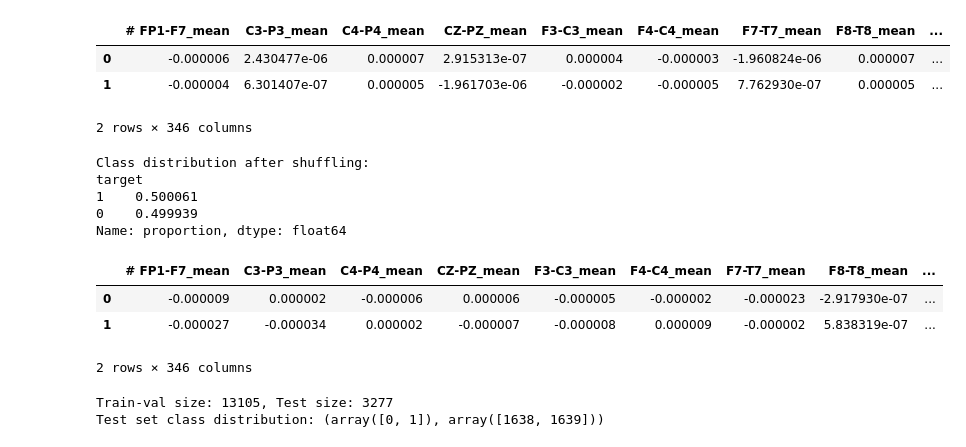
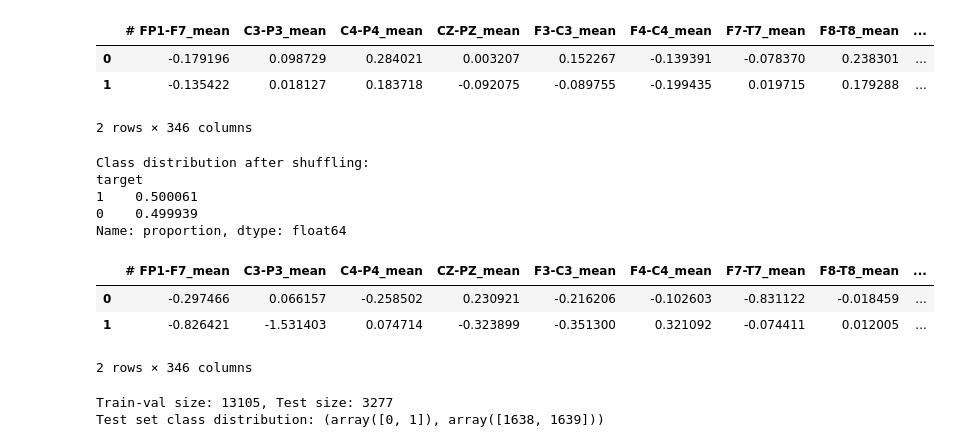
Before and after one commit to TheREALCleo/Multi-Model-EEG-Seizure-Prediction, a Jupyter notebook: src/Models/SVM.ipynb, the cells around one changed output. Saved outputs shown, nothing was run; the diff lists cells and outputs as text; code cells hidden in the pictures.

```diff
--- a/src/Models/SVM.ipynb
+++ b/src/Models/SVM.ipynb
@@ -9,12 +9,12 @@ from sklearn.metrics import (accuracy_score, confusion_matrix, classification_re
                              roc_curve, auc, roc_auc_score)
 # %%
 # Load and shuffle data to prevent ordered outcomes
-data = pd.read_csv('D:\\MOOC.fi\\Jupyter\\EEG\\Dataset\\timefeature_data_final.csv')
+data = pd.read_csv('D:\\MOOC.fi\\Jupyter\\EEG\\Dataset\\final.csv')
 data.head(2)
 # %% [output]
 |  | # FP1-F7_mean | C3-P3_mean | C4-P4_mean | CZ-PZ_mean | F3-C3_mean | F4-C4_mean | F7-T7_mean | F8-T8_mean | ... |
-| 0 | -0.000006 | 2.430477e-06 | 0.000007 | 2.915313e-07 | 0.000004 | -0.000003 | -1.960824e-06 | 0.000007 | ... |
-| 1 | -0.000004 | 6.301407e-07 | 0.000005 | -1.961703e-06 | -0.000002 | -0.000005 | 7.762930e-07 | 0.000005 | ... |
+| 0 | -0.179196 | 0.098729 | 0.284021 | 0.003207 | 0.152267 | -0.139391 | -0.078370 | 0.238301 | ... |
+| 1 | -0.135422 | 0.018127 | 0.183718 | -0.092075 | -0.089755 | -0.199435 | 0.019715 | 0.179288 | ... |
 2 rows × 346 columns
 # %%
 # Verify class distribution after shuffling
@@ -29,8 +29,8 @@ target
 0    0.499939
 Name: proportion, dtype: float64
 |  | # FP1-F7_mean | C3-P3_mean | C4-P4_mean | CZ-PZ_mean | F3-C3_mean | F4-C4_mean | F7-T7_mean | F8-T8_mean | ... |
-| 0 | -0.000009 | 0.000002 | -0.000006 | 0.000006 | -0.000005 | -0.000002 | -0.000023 | -2.917930e-07 | ... |
-| 1 | -0.000027 | -0.000034 | 0.000002 | -0.000007 | -0.000008 | 0.000009 | -0.000002 | 5.838319e-07 | ... |
+| 0 | -0.297466 | 0.066157 | -0.258502 | 0.230921 | -0.216206 | -0.102603 | -0.831122 | -0.018459 | ... |
+| 1 | -0.826421 | -1.531403 | 0.074714 | -0.323899 | -0.351300 | 0.321092 | -0.074411 | 0.012005 | ... |
 2 rows × 346 columns
 # %%
 # Split features and target
```
Also changed, not shown: parts of 4 cells of this notebook, 3 other files.
